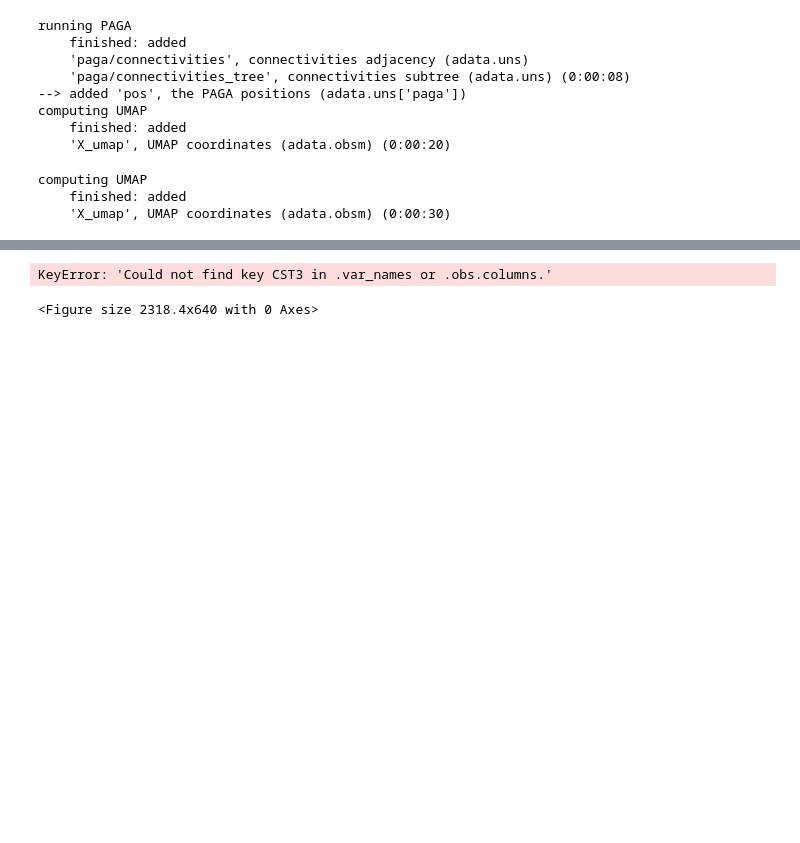
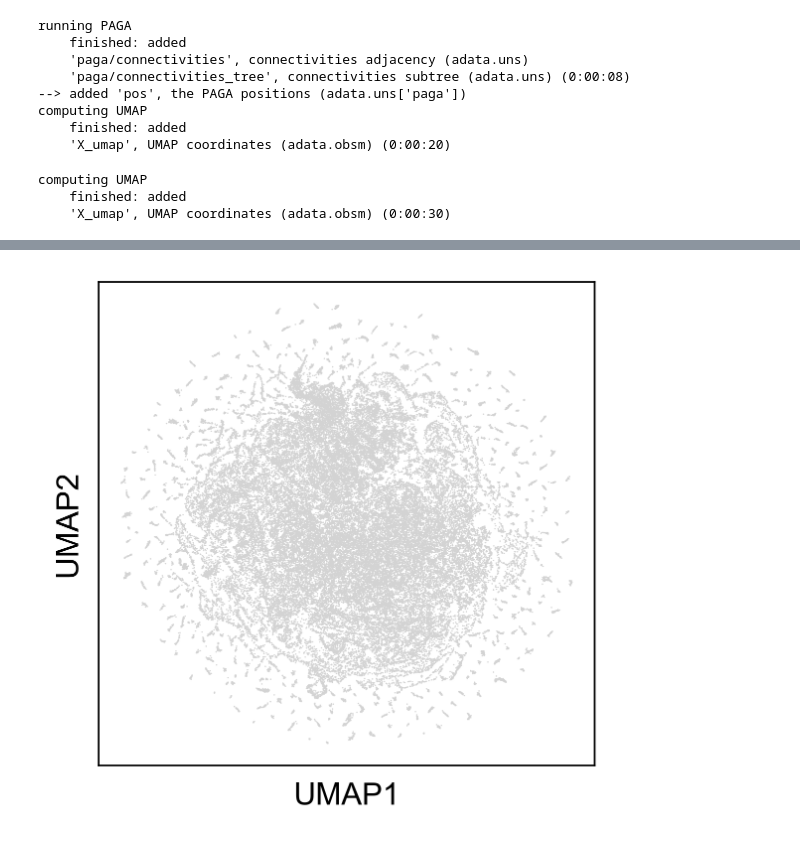
Before and after one commit to mairi-mcclean/TB_atlas, a Jupyter notebook: 1-sample_QC/221130_QCplus_CaiY2020_MM.ipynb, the cells around one changed output, grey strips where cells are left out. Saved outputs shown, nothing was run; the diff lists cells and outputs as text; code cells hidden in the pictures; blank space fills up the shorter version.

```diff
--- a/1-sample_QC/221130_QCplus_CaiY2020_MM.ipynb
+++ b/1-sample_QC/221130_QCplus_CaiY2020_MM.ipynb
@@ -204,7 +246,6 @@ sc.pl.umap(adata, color=['CST3', 'NKG7', 'PPBP'])
 # %%
 # Now we can use the following code to plot the scaled and corrected gene expression data
 
-sc.pl.umap(adata, color=['CST3', 'NKG7', 'PPBP'], use_raw=False)
+sc.pl.umap(adata, use_raw=False)
 # %% [output]
-KeyError: 'Could not find key CST3 in .var_names or .obs.columns.'
-<Figure size 2318.4x640 with 0 Axes>
+[figure, added]
```
Also changed, not shown: parts of 7 cells of this notebook.
